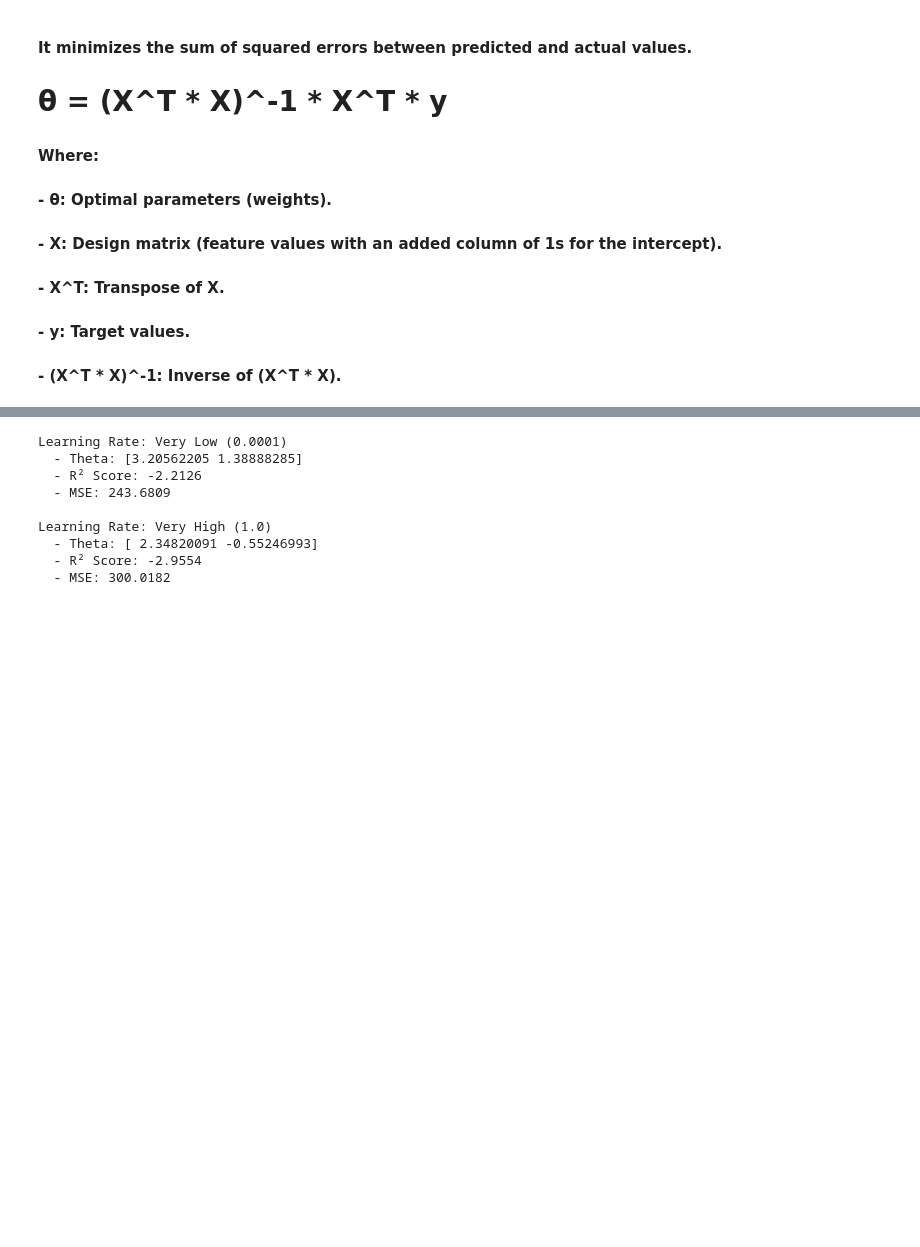
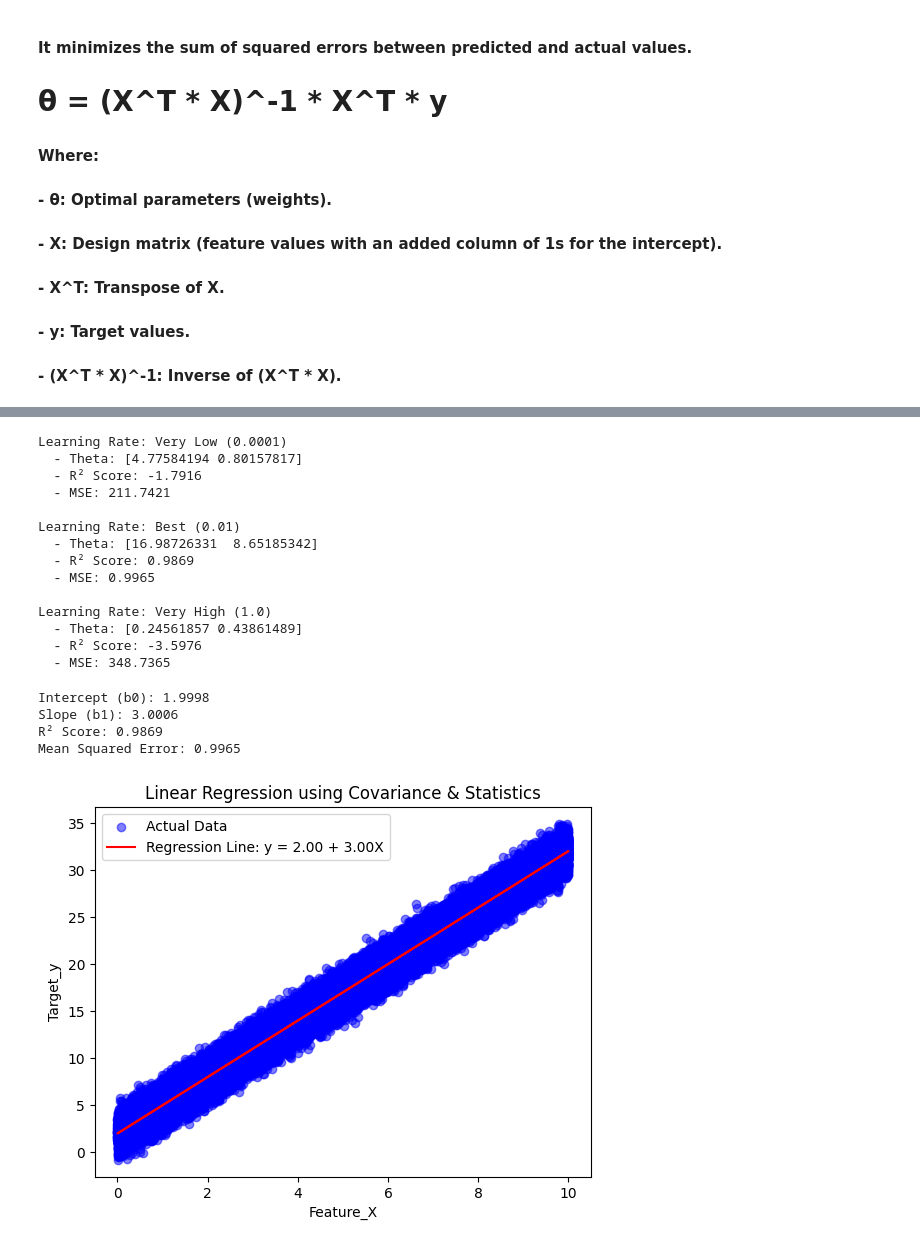
Before and after one commit to Yashmaini30/My_Own_Linear_Regression, a Jupyter notebook: My_Own_linear_Regression.ipynb, the cells around one changed output, grey strips where cells are left out. Drawn from its saved outputs; the diff is of its cells as text; code cells hidden in the pictures; blank space fills up the shorter version.

Commit message:
applied covariance and statistical tech

```diff
--- a/My_Own_linear_Regression.ipynb
+++ b/My_Own_linear_Regression.ipynb
@@ -149,6 +149,7 @@ theta_best = np.linalg.inv(X_b.T.dot(X_b)).dot(X_b.T).dot(y)
 # Define Learning Rates
 learning_rates = {
     "Very Low (0.0001)": 0.0001,
+    "Best (0.01)" : 0.01,
     "Very High (1.0)": 1.0
 }
 
@@ -175,23 +176,69 @@ for label, result in results.items():
     print(f"  - Theta: {result['Theta'].flatten()}")
     print(f"  - R² Score: {result['R² Score']:.4f}")
     print(f"  - MSE: {result['MSE']:.4f}")
-
-# For 200 random sampls
-sample_indices = random.sample(range(len(X)), 200)
-plt.scatter(X[sample_indices], y[sample_indices], label="Data Points (Sampled)", alpha=0.5)
-plt.plot(X, X_b.dot(theta_best), color='black', label="Regression Line")
-plt.xlabel("Feature_X")
-plt.ylabel("Target_y")
-plt.title("Linear Regression using Normal Equation (Sampled Data)")
-plt.legend()
-plt.show()
 # %% [output]
 Learning Rate: Very Low (0.0001)
-  - Theta: [3.20562205 1.38888285]
-  - R² Score: -2.2126
-  - MSE: 243.6809
+  - Theta: [4.77584194 0.80157817]
+  - R² Score: -1.7916
+  - MSE: 211.7421
+
+Learning Rate: Best (0.01)
+  - Theta: [16.98726331  8.65185342]
+  - R² Score: 0.9869
+  - MSE: 0.9965
 
 Learning Rate: Very High (1.0)
-  - Theta: [ 2.34820091 -0.55246993]
-  - R² Score: -2.9554
-  - MSE: 300.0182
+  - Theta: [0.24561857 0.43861489]
+  - R² Score: -3.5976
+  - MSE: 348.7365
+# %%
+# Load Data
+df = pd.read_csv('sample_data_for_SLR(1 feature).csv')
+X = df['Features_X'].values
+y = df['Target_y'].values
+
+# Compute means
+X_mean = np.mean(X)
+y_mean = np.mean(y)
+
+# Compute covariance
+covariance = np.sum((X - X_mean) * (y - y_mean))
+
+# Compute variance of X
+variance_X = np.sum((X - X_mean) ** 2)
+
+# Compute slope (b1) and intercept (b0)
+b1 = covariance / variance_X
+b0 = y_mean - b1 * X_mean
+
+# Make predictions
+y_pred = b0 + b1 * X
+
+# Evaluate Model
+r2 = r2_score(y, y_pred)
+mse = mean_squared_error(y, y_pred)
+
+# Display results
+print(f"Intercept (b0): {b0:.4f}")
+print(f"Slope (b1): {b1:.4f}")
+print(f"R² Score: {r2:.4f}")
+print(f"Mean Squared Error: {mse:.4f}")
+
+# Scatter plot of actual data
+plt.scatter(X, y, label="Actual Data", alpha=0.5, color="blue")
+
+# Regression line
+plt.plot(X, y_pred, color="red", label=f"Regression Line: y = {b0:.2f} + {b1:.2f}X")
+
+# Labels and legend
+plt.xlabel("Feature_X")
+plt.ylabel("Target_y")
+plt.title("Linear Regression using Covariance & Statistics")
+plt.legend()
+plt.show()
+# %% [output]
+Intercept (b0): 1.9998
+Slope (b1): 3.0006
+R² Score: 0.9869
+Mean Squared Error: 0.9965
+[figure, added]
```
Also changed, not shown: parts of 1 cell of this notebook.
